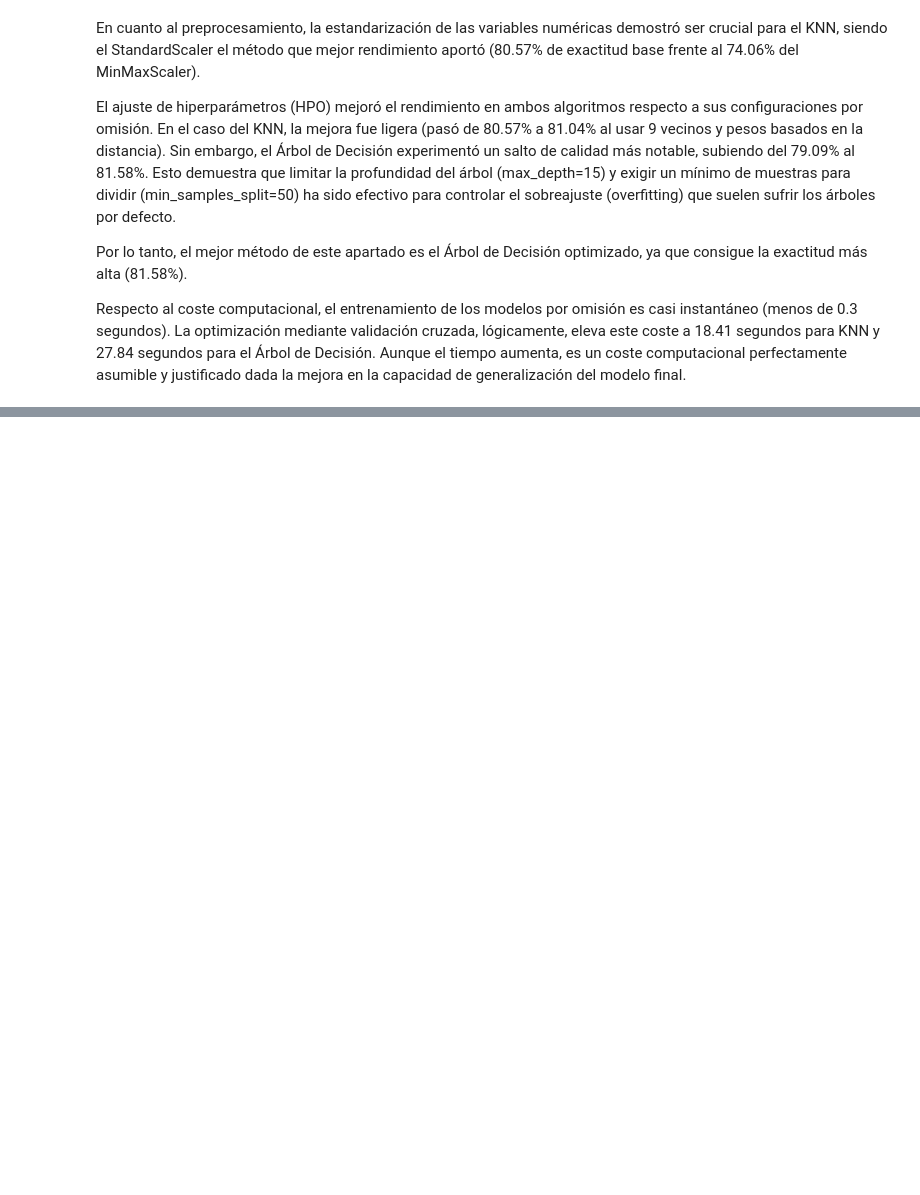
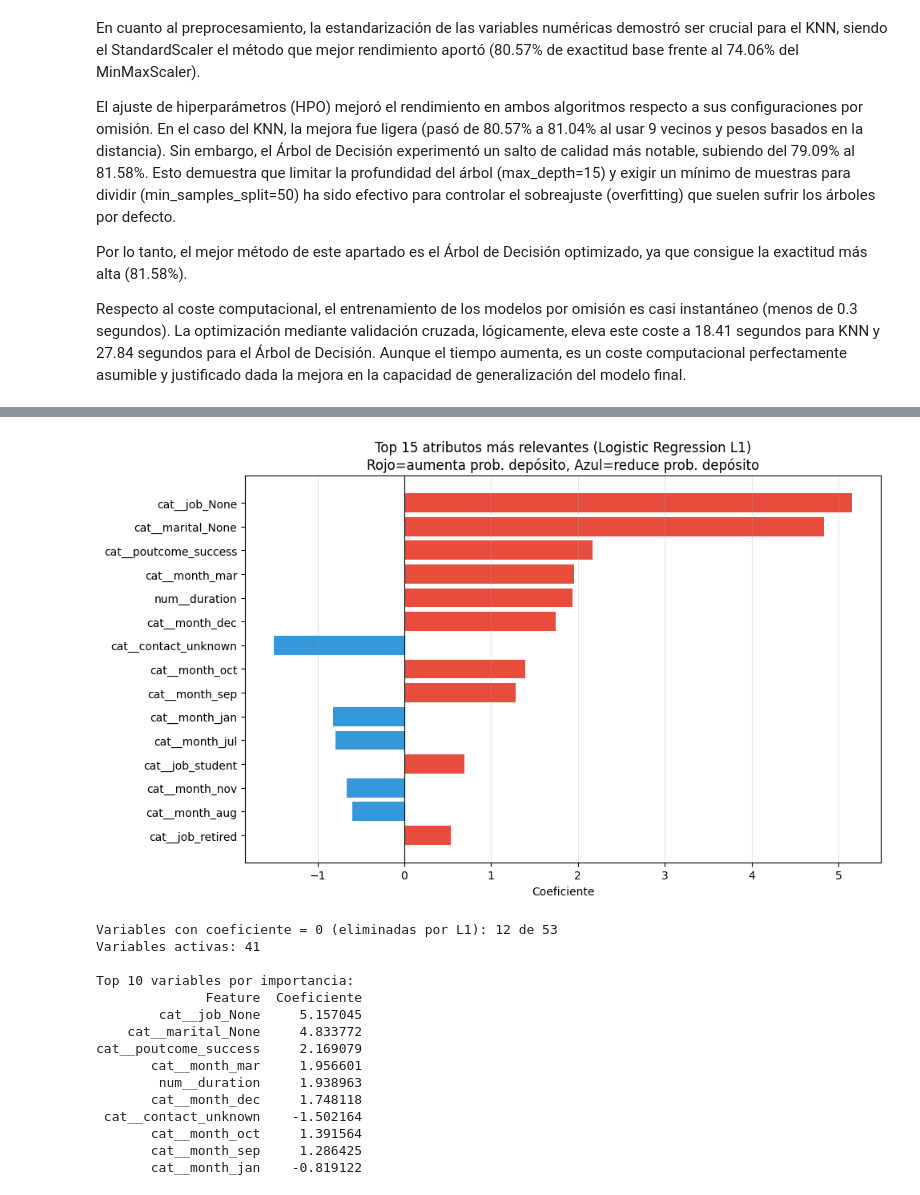
Before and after one commit to jaimesanchez-dev/Practica-1-Machine-Learning-3-Carrera, a Jupyter notebook: main.ipynb, the cells around one changed output, grey strips where cells are left out. Cells and saved outputs as stored; diff of their text form; code cells hidden in the pictures; blank space fills up the shorter version.

```diff
--- a/main.ipynb
+++ b/main.ipynb
@@ -819,0 +1110,48 @@ Respecto al coste computacional, el entrenamiento de los modelos por omisión es
+# %%
+# Entrenar el mejor modelo L1 en todo el train para obtener coeficientes
+best_pipe_l1 = grid_lr_l1.best_estimator_
+best_pipe_l1.fit(x_train, y_train)
+
+# Obtener nombres de features tras el preprocesador
+feature_names = best_pipe_l1.named_steps['preprocessor'].get_feature_names_out()
+coefs = best_pipe_l1.named_steps['classifier'].coef_[0]
+
+df_coefs = pd.DataFrame({'Feature': feature_names, 'Coeficiente': coefs})
+df_coefs['Abs'] = df_coefs['Coeficiente'].abs()
+df_coefs = df_coefs.sort_values('Abs', ascending=False)
+
+# Top 15 variables
+top_n = 15
+df_top = df_coefs.head(top_n)
+
+fig, ax = plt.subplots(figsize=(10, 6))
+colores = ['#e74c3c' if c > 0 else '#3498db' for c in df_top['Coeficiente']]
+ax.barh(df_top['Feature'][::-1], df_top['Coeficiente'][::-1], color=colores[::-1])
+ax.axvline(0, color='black', linewidth=0.8)
+ax.set_xlabel('Coeficiente')
+ax.set_title(f'Top {top_n} atributos más relevantes (Logistic Regression L1)\nRojo=aumenta prob. depósito, Azul=reduce prob. depósito')
+ax.grid(axis='x', alpha=0.3)
+plt.tight_layout()
+plt.show()
+
+print(f'\nVariables con coeficiente = 0 (eliminadas por L1): {(coefs == 0).sum()} de {len(coefs)}')
+print(f'Variables activas: {(coefs != 0).sum()}')
+print('\nTop 10 variables por importancia:')
+print(df_coefs[['Feature', 'Coeficiente']].head(10).to_string(index=False))
+# %% [output]
+[figure, added]
+Variables con coeficiente = 0 (eliminadas por L1): 12 de 53
+Variables activas: 41
+
+Top 10 variables por importancia:
+              Feature  Coeficiente
+        cat__job_None     5.157045
+    cat__marital_None     4.833772
+cat__poutcome_success     2.169079
+       cat__month_mar     1.956601
+        num__duration     1.938963
+       cat__month_dec     1.748118
+ cat__contact_unknown    -1.502164
+       cat__month_oct     1.391564
+       cat__month_sep     1.286425
+       cat__month_jan    -0.819122
```
Also changed, not shown: parts of 16 cells of this notebook.
